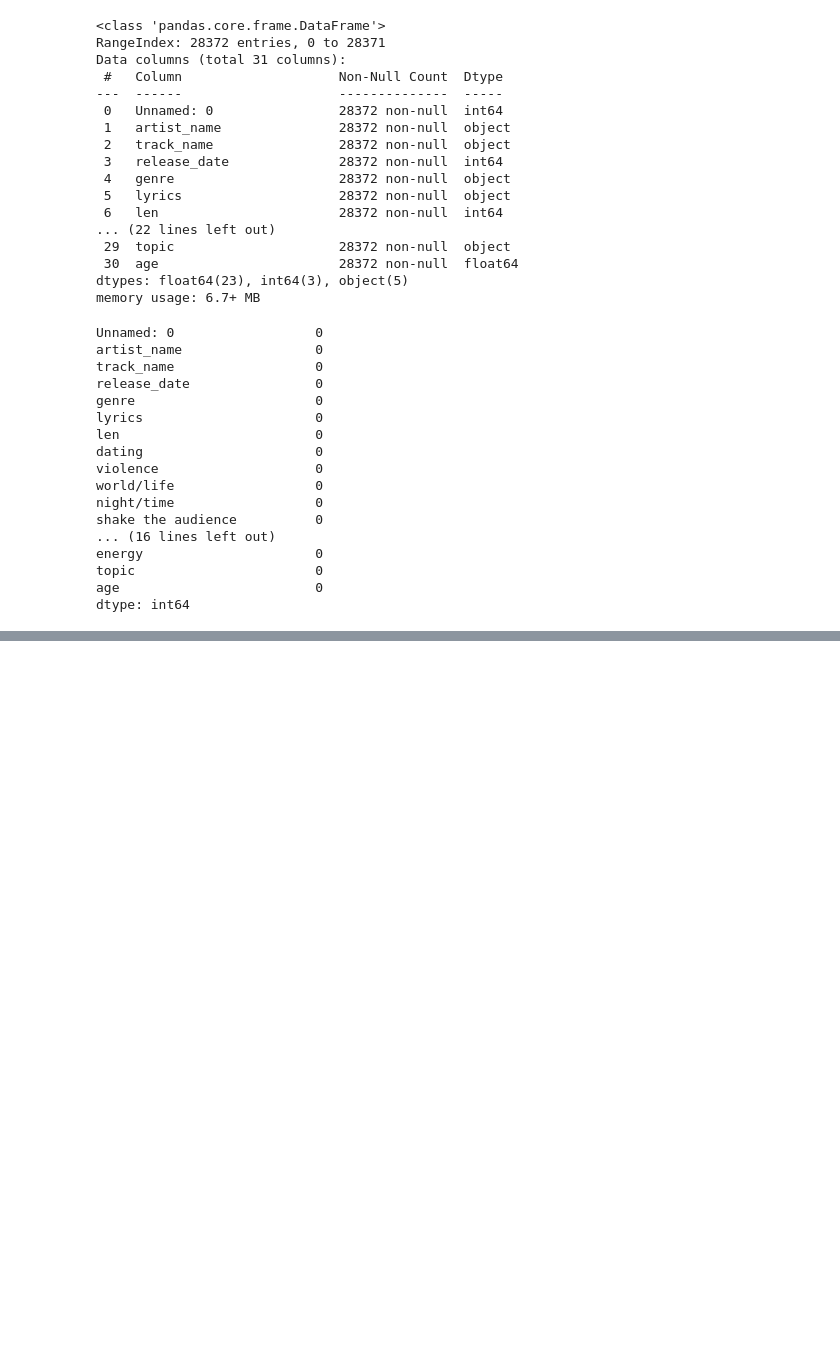
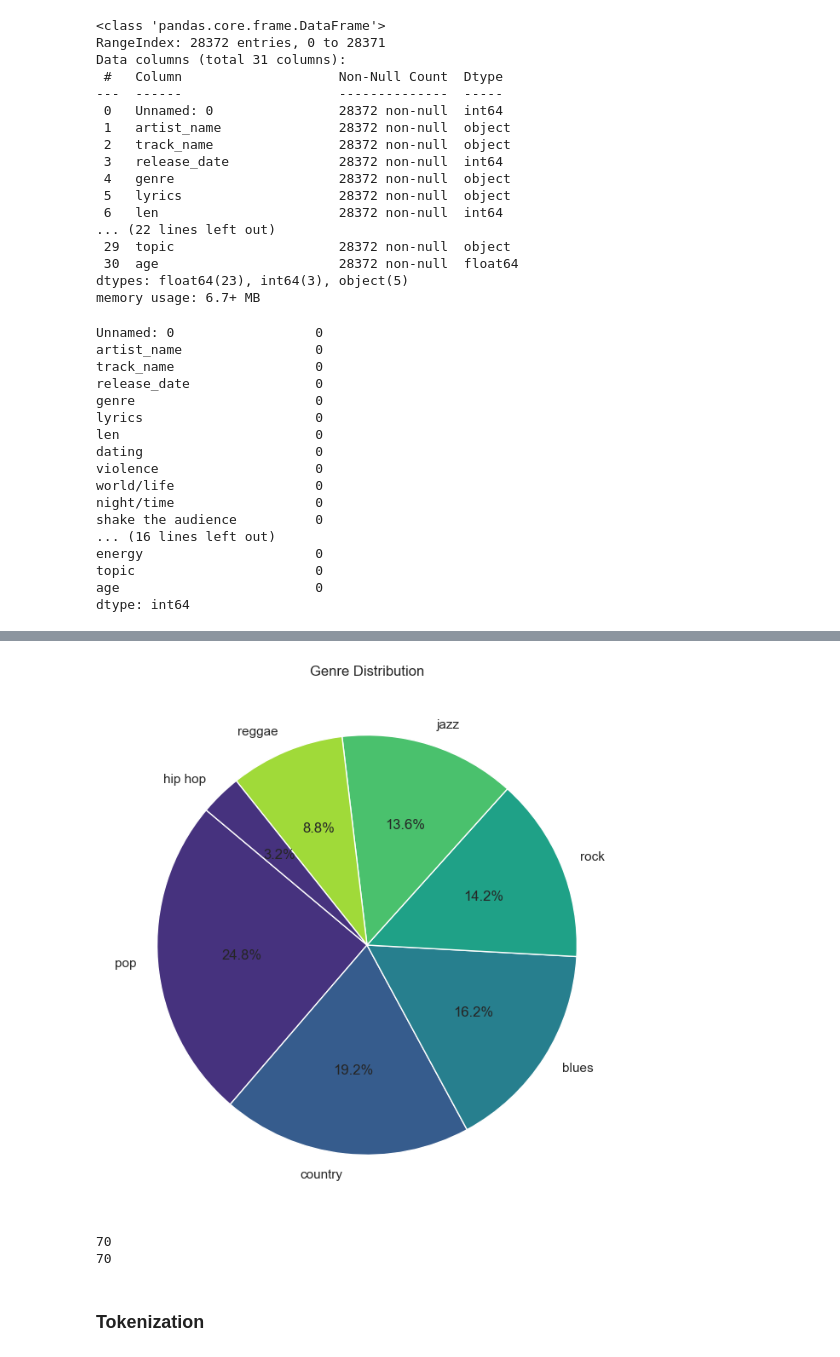
Before and after one commit to noelmt7/LLM, a Jupyter notebook: 2348538_LAB7.ipynb, the cells around one changed output, grey strips where cells are left out. Drawn from its saved outputs; the diff is of its cells as text; code cells hidden in the pictures; blank space fills up the shorter version.

```diff
--- a/2348538_LAB7.ipynb
+++ b/2348538_LAB7.ipynb
@@ -67,3 +80,6 @@ energy                      0
 topic                       0
 age                         0
 dtype: int64
+# %%
+df = df[['Unnamed: 0', 'artist_name', 'track_name', 'release_date', 'genre', 'lyrics', 'len']]
+df.head(5)
@@ -69,0 +93,20 @@ dtype: int64
+# %%
+# Genre
+genre_count = df['genre'].value_counts()
+
+plt.figure(figsize=(12, 8))
+colors = sns.color_palette("viridis")
+sns.set(style='whitegrid')
+plt.pie(genre_count, labels=genre_count.index, autopct='%1.1f%%',colors = colors,startangle=140)
+plt.title('Genre Distribution')
+plt.show()
+# %% [output]
+[figure, added]
+# %%
+print(len(date_count))
+print(len(date_count.index))
+# %% [output]
+70
+70
+# %% [markdown]
+### **Tokenization**
```
Also changed, not shown: parts of 11 cells of this notebook, 6 other files.
